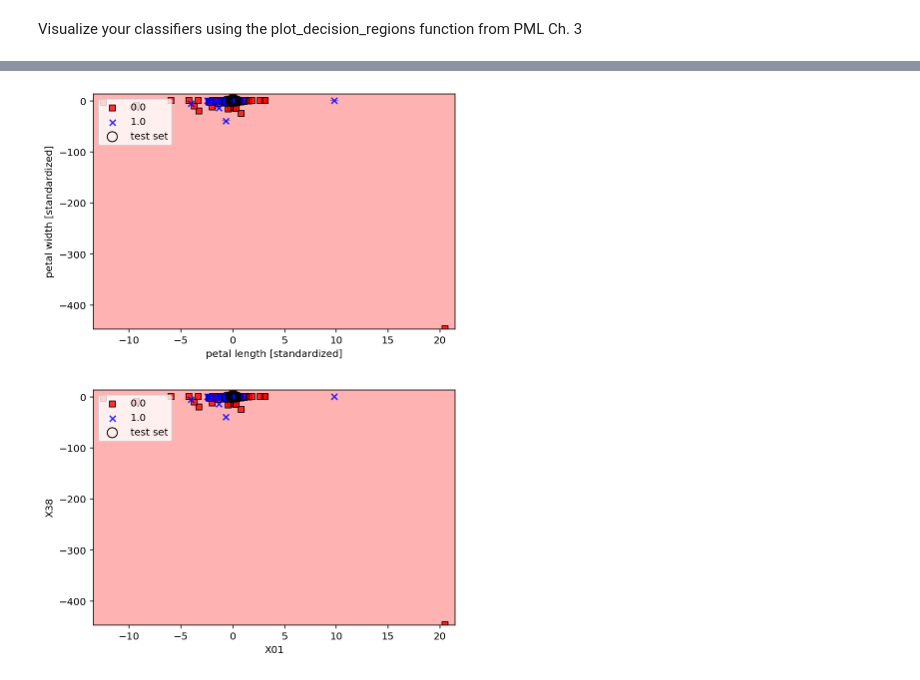
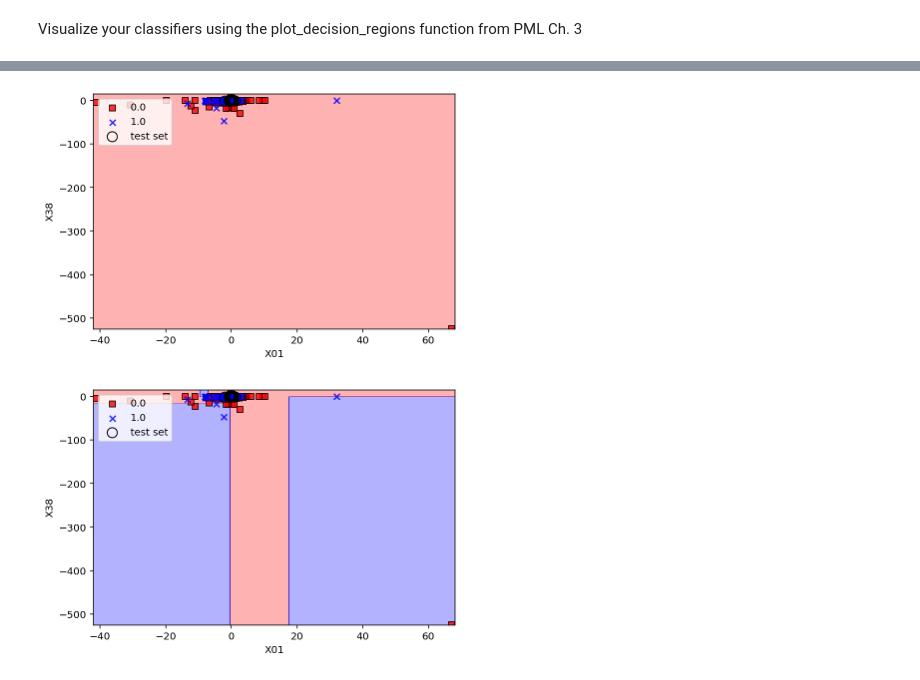
Before and after one commit to AlfredChenZH/PHBS_MLF_2019, a Jupyter notebook: HW2/HW2_ZhihaoCHEN_1901212567.ipynb, the cells around one changed output, grey strips where cells are left out. Drawn from its saved outputs; the diff is of its cells as text; code cells hidden in the pictures.

```diff
--- a/HW2/HW2_ZhihaoCHEN_1901212567.ipynb
+++ b/HW2/HW2_ZhihaoCHEN_1901212567.ipynb
@@ -99,6 +99,6 @@ Using the 2 selected features, apply LR / SVM / decision tree. Try your own hype
 X_train_std = X_train_std[:, lr.coef_[0]!=0]
 X_test_std = X_test_std[:, lr.coef_[0]!=0]
 # %%
-logreg = LogisticRegression(C=1.0, random_state=1, solver='lbfgs', multi_class='ovr')
+logreg = LogisticRegression(C=0.001, random_state=1, solver='lbfgs', multi_class='ovr')
 logreg.fit(X_train_std, y_train)
 # %% [output]
@@ -130,7 +130,7 @@ SVC(C=1.0, break_ties=False, cache_size=200, class_weight=None, coef0=0.0,
 from sklearn.tree import DecisionTreeClassifier
 
 tree_model = DecisionTreeClassifier(criterion='gini',
-                                   max_depth=2,
+                                   max_depth=4,
                                    random_state=1)
 tree_model.fit(X_train_std, y_train)
 # %% [output]
@@ -195,7 +195,7 @@ def plot_decision_regions(X, y, classifier, test_idx=None, resolution=0.02):
                     s=100,
                     label='test set')
 # %%
-X_combined_std = np.vstack((X_train_selected, X_test_selected))
+X_combined_std = np.vstack((X_train_std, X_test_std))
 y_combined = np.hstack((y_train, y_test))
 
 plot_decision_regions(X=X_combined_std, y=y_combined,
@@ -211,17 +211,14 @@ plt.show()
 # %%
-X_combined_std = np.vstack((X_train_selected, X_test_selected))
-y_combined = np.hstack((y_train, y_test))
-
 plot_decision_regions(X=X_combined_std, y=y_combined,
                       classifier=svm, test_idx=range(0, 50))
 plt.xlabel('X01')
 plt.ylabel('X38')
 plt.legend(loc='upper left')
 
 plt.tight_layout()
 plt.show()
 # %% [output]
-[figure, old version]
+[figure, new version]
 # %%
 plot_decision_regions(X=X_combined_std, y=y_combined,
                       classifier=tree_model, test_idx=range(0, 50))
@@ -232,4 +229,4 @@ plt.legend(loc='upper left')
 plt.tight_layout()
 plt.show()
 # %% [output]
-[figure, old version]
+[figure, new version]
```
Also changed, not shown: parts of 6 cells of this notebook.
